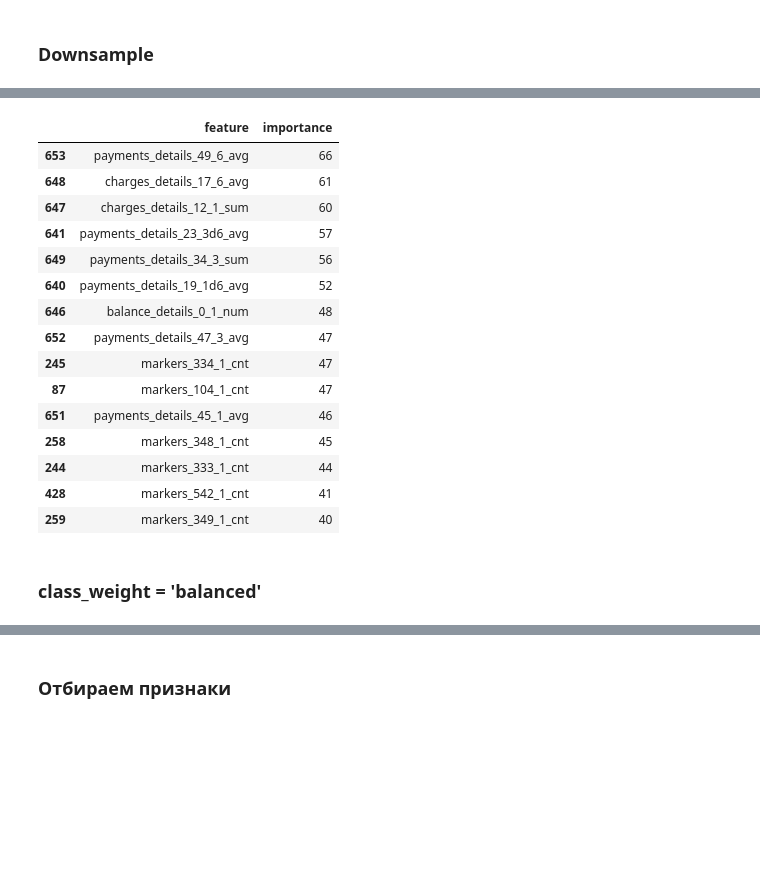
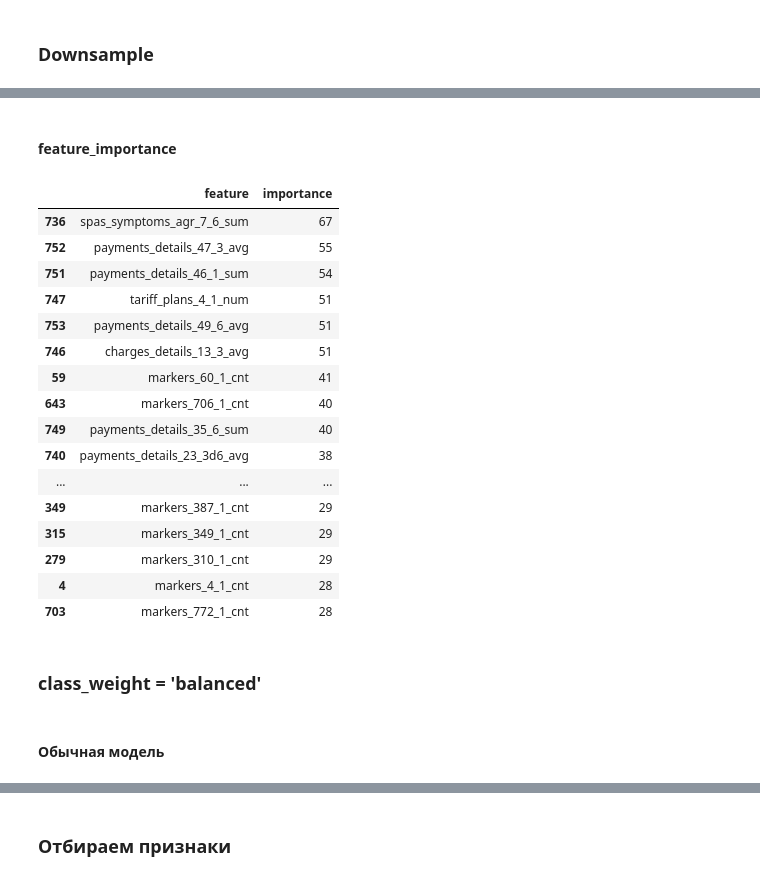
Before and after one commit to YandexhakatonR1/Hakaton_R1, a Jupyter notebook: nikolai_kashirskii/feature_selection/01-kashirskii-feature-selection.ipynb, the cells around one changed output, grey strips where cells are left out. Drawn from its saved outputs; the diff is of its cells as text; code cells hidden in the pictures; blank space fills up the shorter version.

```diff
--- a/nikolai_kashirskii/feature_selection/01-kashirskii-feature-selection.ipynb
+++ b/nikolai_kashirskii/feature_selection/01-kashirskii-feature-selection.ipynb
@@ -450,6 +418,8 @@ target
 Name: count, dtype: int64
 # %% [markdown]
 ### Downsample
+# %%
+dataset_train['channel_name'] = dataset_train['channel_name'].astype('int')
 # %%
 data_1 = dataset_train[dataset_train["target"] == 1]
 data_0 = dataset_train[dataset_train["target"] == 0]
@@ -486,3 +456,11 @@ y_downsampled = data_downsampled['target']
 X_train_d, X_test_d, y_train_d, y_test_d = train_test_split(
     X_downsampled, y_downsampled, test_size=0.25, stratify=y_downsampled, random_state=RANDOM_STATE
 )
+# %%
+cat_features_lgbm = [
+    'materials_details_8_1_flg',
+    'user_lifetime_1_1_flg',
+    'communication_availability_3_1_flg',
+    'materials_details_1_1_ctg',
+    'channel_name'
+]
@@ -491,8 +471,7 @@ X_train_d, X_test_d, y_train_d, y_test_d = train_test_split(
 
 # модель
 lgbm_model = LGBMClassifier(
-    n_estimators=1000, max_depth=1,
-    learning_rate=0.01, n_jobs=-1,
+    n_jobs=-1,
     random_state=RANDOM_STATE
 )
 
@@ -501,7 +480,7 @@ lgbm_model.fit(
     X_train_d, y_train_d,
     eval_set=[(X_test_d, y_test_d)],
     eval_metric='roc_auc',
-    categorical_feature=['user_lifetime_1_1_flg', 'materials_details_1_1_ctg']
+    categorical_feature=cat_features_lgbm
 )
 
 y_pred_proba = lgbm_model.predict_proba(X_test_d)
@@ -544,7 +525,7 @@ Wall time: 662 ms
 param_grid_lgbm = {
     'n_estimators': range(100, 1001, 100),
     'max_depth': range(1, 5, 1),
-    'learning_rate': [0.01, 0.05, 0.1, 0.15, 0.2]
+    'learning_rate': [0.01, 0.05, 0.1]
 }
 
 # описываем gs
@@ -557,7 +538,12 @@ gs_lgbm_pl = GridSearchCV(
 )
 
 # фиттим модель
-gs_lgbm_pl.fit(X_train_d, y_train_d)
+gs_lgbm_pl.fit(
+    X_train_d, y_train_d,
+    eval_set=[(X_test_d, y_test_d)],
+    eval_metric='roc_auc',
+    categorical_feature=cat_features_lgbm
+)
 
 # сохраняем лучший скор и параметры
 gs_lgbm_best_score = gs_lgbm_pl.best_score_
@@ -577,32 +577,35 @@ Wall time: 5min 56s
+# %% [markdown]
+#### feature_importance
 # %%
 # Получите важности признаков
 feature_importance = lgbm_model.feature_importances_
 
 # Создайте DataFrame с названиями признаков и их важностями
-importance_df = pd.DataFrame({'feature': X_train.columns, 'importance': feature_importance})
+downsample_importance_df = pd.DataFrame({'feature': X_train_d.columns, 'importance': feature_importance})
 
 # Отсортируйте по убыванию важности
-importance_df = importance_df.sort_values('importance', ascending=False)
+downsample_importance_df = downsample_importance_df.sort_values('importance', ascending=False)
 
 # Выведите результаты
-importance_df.head(15)
+downsample_importance_df.head(30)
 # %% [output]
 |  | feature | importance |
-| 653 | payments_details_49_6_avg | 66 |
-| 648 | charges_details_17_6_avg | 61 |
-| 647 | charges_details_12_1_sum | 60 |
-| 641 | payments_details_23_3d6_avg | 57 |
-| 649 | payments_details_34_3_sum | 56 |
-| 640 | payments_details_19_1d6_avg | 52 |
-| 646 | balance_details_0_1_num | 48 |
-| 652 | payments_details_47_3_avg | 47 |
-| 245 | markers_334_1_cnt | 47 |
-| 87 | markers_104_1_cnt | 47 |
-| 651 | payments_details_45_1_avg | 46 |
-| 258 | markers_348_1_cnt | 45 |
-| 244 | markers_333_1_cnt | 44 |
-| 428 | markers_542_1_cnt | 41 |
-| 259 | markers_349_1_cnt | 40 |
+| 736 | spas_symptoms_agr_7_6_sum | 67 |
+| 752 | payments_details_47_3_avg | 55 |
+| 751 | payments_details_46_1_sum | 54 |
+| 747 | tariff_plans_4_1_num | 51 |
+| 753 | payments_details_49_6_avg | 51 |
+| 746 | charges_details_13_3_avg | 51 |
+| 59 | markers_60_1_cnt | 41 |
+| 643 | markers_706_1_cnt | 40 |
+| 749 | payments_details_35_6_sum | 40 |
+| 740 | payments_details_23_3d6_avg | 38 |
+| ... | ... | ... |
+| 349 | markers_387_1_cnt | 29 |
+| 315 | markers_349_1_cnt | 29 |
+| 279 | markers_310_1_cnt | 29 |
+| 4 | markers_4_1_cnt | 28 |
+| 703 | markers_772_1_cnt | 28 |
 # %% [markdown]
 ### class_weight = 'balanced'
 # %%
@@ -612,6 +615,8 @@ y = dataset_train['target']
 X_train, X_test, y_train, y_test = train_test_split(
     X, y, test_size=0.25, stratify=y, random_state=RANDOM_STATE
 )
+# %% [markdown]
+#### Обычная модель
 # %%
 %%time
 
```
Also changed, not shown: parts of 44 cells of this notebook.
